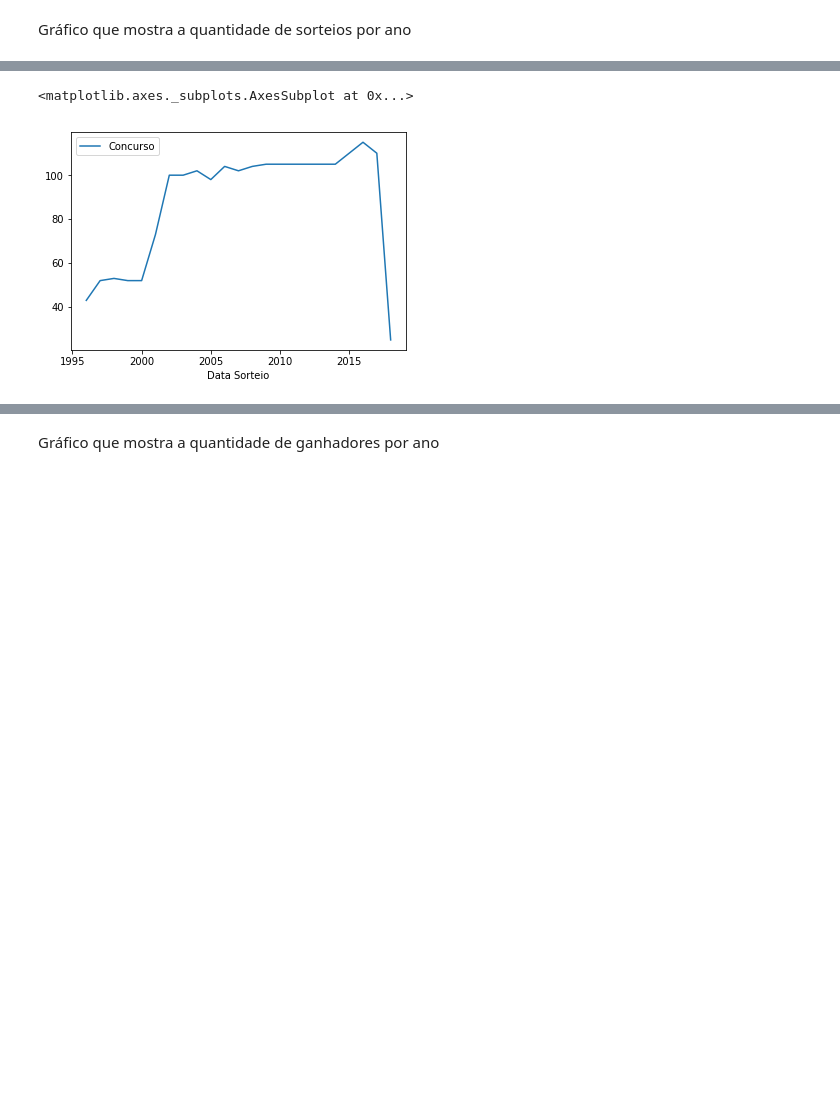
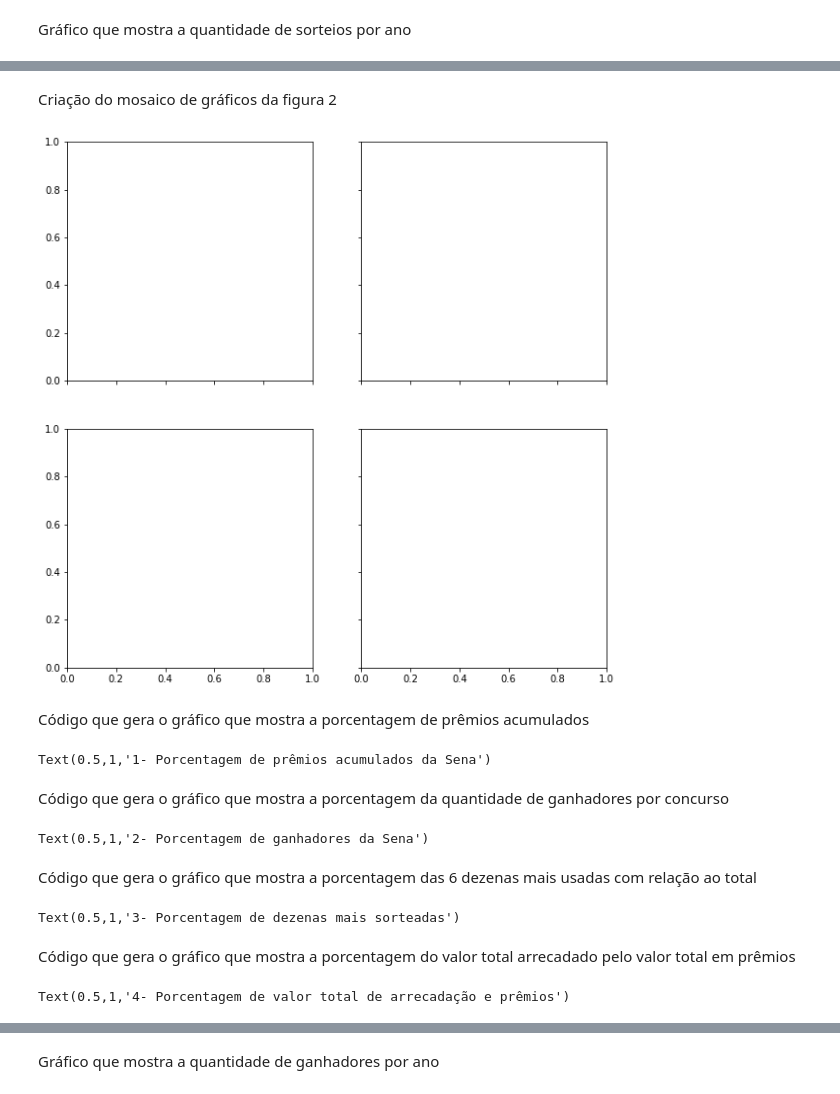
Before and after one commit to Geraldojrcg/megaSenaAnalise, a Jupyter notebook: Untitled.ipynb, the cells around one changed output, grey strips where cells are left out. Cells and saved outputs as stored; diff of their text form; code cells hidden in the pictures; blank space fills up the shorter version.

```diff
--- a/Untitled.ipynb
+++ b/Untitled.ipynb
@@ -72,6 +29,58 @@ for d in date:
-# %%
-d_sc = pd.DataFrame(list(date_c.items()), columns=['Data Sorteio', 'Concurso'])
-d_sc.plot(y='Concurso', x='Data Sorteio', kind='line')
-# %% [output]
-<matplotlib.axes._subplots.AxesSubplot at 0x...>
-[figure, removed]
+# %% [markdown]
+Criação do mosaico de gráficos da figura 2
+# %%
+fig2, axes = plt.subplots(2, 2, sharex=True, sharey=True)
+plt.rcParams["figure.figsize"] = (10,10)
+# %% [output]
+[figure, added]
+# %% [markdown]
+Código que gera o gráfico que mostra a porcentagem de prêmios acumulados
+# %%
+labels = 'Acumulado', 'Não Acumulado'
+sizes = data.Acumulado.value_counts()
+explode = (0, 0.1)
+axes[0,0].pie(sizes, explode=explode, autopct='%1.1f%%', shadow=True, startangle=90)
+axes[0,0].axis('equal')
+axes[0,0].legend(loc='best',labels=labels, bbox_to_anchor=(-0.1,1))
+axes[0,0].set_title("1- Porcentagem de prêmios acumulados da Sena")
+# %% [output]
+Text(0.5,1,'1- Porcentagem de prêmios acumulados da Sena')
+# %% [markdown]
+Código que gera o gráfico que mostra a porcentagem da quantidade de ganhadores por concurso
+# %%
+labels = ['1 ganhador', '2 ganhadores','Mais de 2 ganhadores']
+sizes = [data.Ganhadores_Sena.value_counts().iloc[1], data.Ganhadores_Sena.value_counts().iloc[2], data.Ganhadores_Sena.value_counts().iloc[3:].sum()]
+explode = (0, 0.1, 0.1)
+axes[0,1].pie(sizes, explode=explode, autopct='%1.1f%%', shadow=True, startangle=70, pctdistance=0.7)
+axes[0,1].axis('equal')
+axes[0,1].legend(loc='best',labels=labels,bbox_to_anchor=(0.9,1))
+axes[0,1].set_title("2- Porcentagem de ganhadores da Sena")
+# %% [output]
+Text(0.5,1,'2- Porcentagem de ganhadores da Sena')
+# %% [markdown]
+Código que gera o gráfico que mostra a porcentagem das 6 dezenas mais usadas com relação ao total
+# %%
+dic = data.Dezena1.value_counts()+data.Dezena2.value_counts()+data.Dezena3.value_counts()+data.Dezena4.value_counts()+data.Dezena5.value_counts()+data.Dezena6.value_counts()
+sizes = [dic.sort_values(ascending=False).iloc[1], dic.sort_values(ascending=False).iloc[2], dic.sort_values(ascending=False).iloc[3],
+         dic.sort_values(ascending=False).iloc[4], dic.sort_values(ascending=False).iloc[5],dic.sort_values(ascending=False).iloc[6],
+         dic.sort_values(ascending=False).iloc[6:].sum()]
+explode = (0.1, 0.1, 0.1, 0.1, 0.1, 0.1, 0.1)
+labels = dic.sort_values(ascending=False).index[:6].sort_values()
+axes[1,0].pie(sizes, explode=explode, autopct='%1.1f%%',shadow=True, startangle=30, radius=0.9)
+axes[1,0].axis('equal')
+axes[1,0].legend(loc='best',labels=labels, bbox_to_anchor=(-0.1,0.6))
+axes[1,0].set_title("3- Porcentagem de dezenas mais sorteadas")
+# %% [output]
+Text(0.5,1,'3- Porcentagem de dezenas mais sorteadas')
+# %% [markdown]
+Código que gera o gráfico que mostra a porcentagem do valor total arrecadado pelo valor total em prêmios
+# %%
+labels = 'Valor total arrecadado', 'Valor total em Prêmios'
+sizes =[data.Arrecadacao_Total.sum(), data.Estimativa_Prêmio.sum()]
+explode = (0, 0.1)
+axes[1,1].pie(sizes, explode=explode, autopct='%1.1f%%', shadow=True, startangle=90)
+axes[1,1].axis('equal')
+axes[1,1].legend(loc='best',labels=labels, bbox_to_anchor=(1,1))
+axes[1,1].set_title("4- Porcentagem de valor total de arrecadação e prêmios")
+# %% [output]
+Text(0.5,1,'4- Porcentagem de valor total de arrecadação e prêmios')
```
Also changed, not shown: parts of 9 cells of this notebook.
